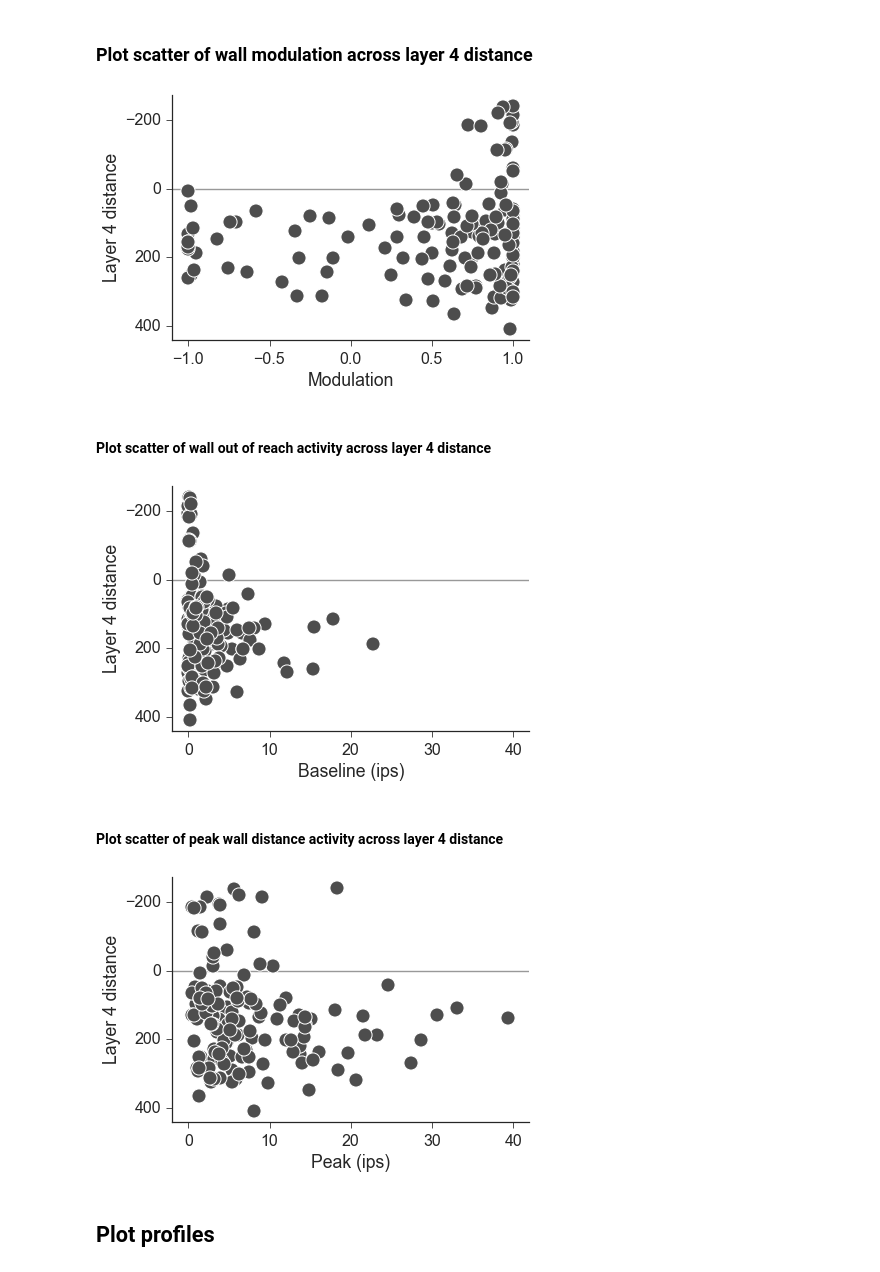
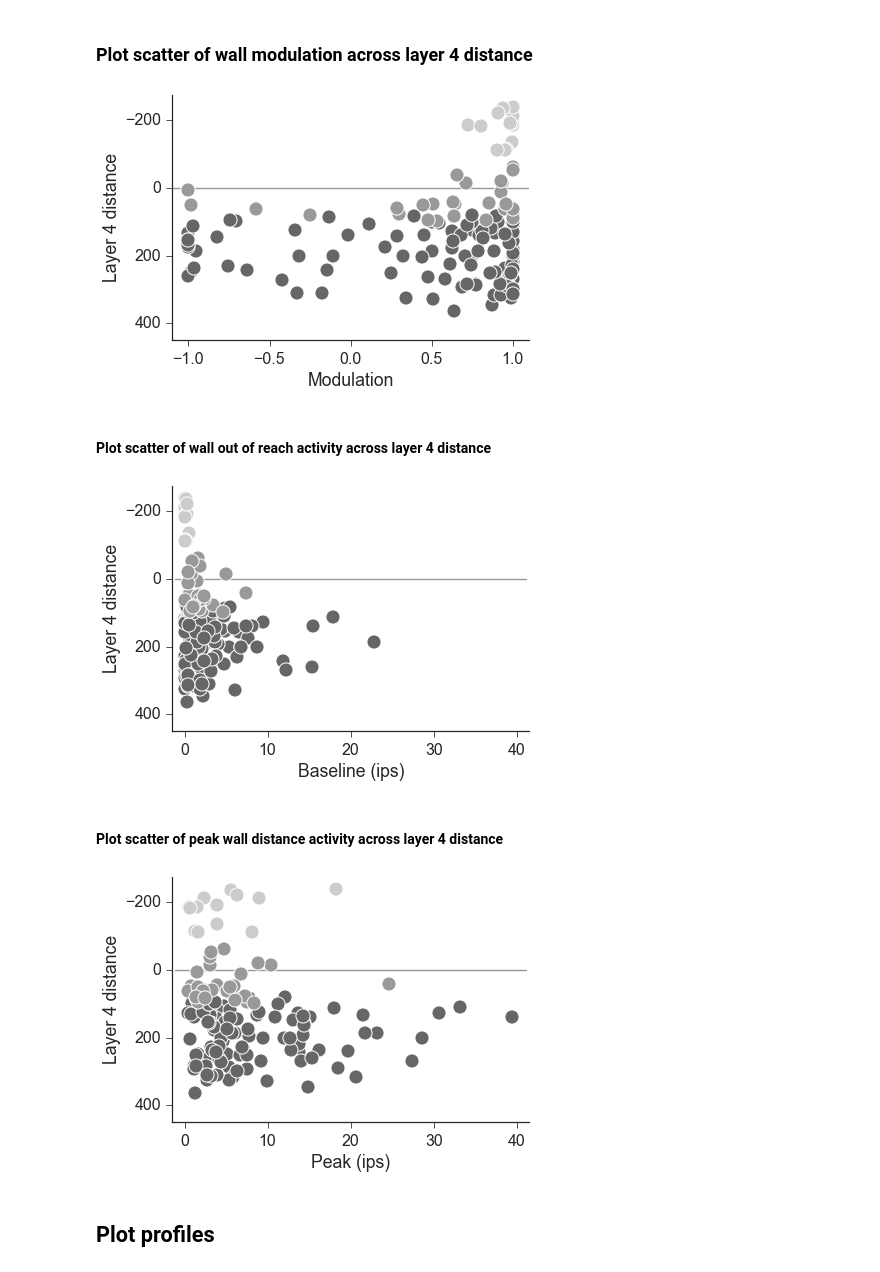
Before and after one commit to sofroniewn/tactile-coding, a Jupyter notebook: ephysTable.ipynb, the cells around one changed output. Saved outputs shown, nothing was run; the diff lists cells and outputs as text; code cells hidden in the pictures.

```diff
--- a/ephysTable.ipynb
+++ b/ephysTable.ipynb
@@ -47,3 +48,5 @@ def align(table, primary, index):
     return table
 # %% [markdown]
 This helper function loads mutliple tables from a session into a dictionary where the keys are table names
+# %%
+x = pd.DataFrame.from_csv('extra/' + '01' + '/tables/tuning-fast.csv')
@@ -74,6 +98,22 @@ def load(session, tables):
     d['tuningSummary'] = summarizeTuning(d['tuning'],-1)
     d['ISI'] = align(d['ISI'], units, 'sourceId')
     d['profileSummary'] = summarizeProfile(d['profile'])
+
+    d['tuningFast'] = pd.DataFrame.from_csv('extra/' + session + '/tables/tuning-fast.csv')
+    d['tuningFast'] = align(d['tuningFast'], units, ['sourceId', 'label'])
+    d['tuningFastNum'] = d['tuningFast'].xs('numTrials', level='label')
+    err = d['tuningFast'].xs('stdRate', level='label').divide(d['tuningFastNum'].apply(np.sqrt))
+    d['tuningFast'] = d['tuningFast'].xs('meanRate', level='label')
+    d['tuningFastErr'] = err
+    d['tuningFastSummary'] = summarizeTuning(d['tuningFast'],-1)
+
+    d['tuningSlow'] = pd.DataFrame.from_csv('extra/' + session + '/tables/tuning-slow.csv')
+    d['tuningSlow'] = align(d['tuningSlow'], units, ['sourceId', 'label'])
+    d['tuningSlowNum'] = d['tuningSlow'].xs('numTrials', level='label')
+    err = d['tuningSlow'].xs('stdRate', level='label').divide(d['tuningSlowNum'].apply(np.sqrt))
+    d['tuningSlow'] = d['tuningSlow'].xs('meanRate', level='label')
+    d['tuningSlowErr'] = err
+    d['tuningSlowSummary'] = summarizeTuning(d['tuningSlow'],-1)
 
     d['tuningSpeed'] = pd.DataFrame.from_csv(path + session + '/tables/tuning-speed.csv')
     d['tuningSpeed'] = align(d['tuningSpeed'], units, ['sourceId', 'label'])
@@ -522,36 +554,60 @@ plt.xticks(np.linspace(0,30,4));
 [figure]
 # %% [markdown]
 ### Plot scatter of wall modulation across layer 4 distance
+# %%
+def scatterDepth(x, y, xlabel):
+    pattern = re.compile('Layer23')
+    layer = table.units.layer.str.match(pattern, as_indexer=True)
+    scatter(x[layer], y[layer], xlabel=xlabel, ylabel='Layer 4 distance', yinvert=True, color=[0.8, 0.8, 0.8])
+
+    pattern = re.compile('Layer5a|Layer5b')
+    layer = table.units.layer.str.match(pattern, as_indexer=True)
+    scatter(x[layer], y[layer], xlabel=xlabel, ylabel='Layer 4 distance', yinvert=True, color=[0.4, 0.4, 0.4])
+
+    pattern = re.compile('Layer4')
+    layer = table.units.layer.str.match(pattern, as_indexer=True)
+    scatter(x[layer], y[layer], xlabel=xlabel, ylabel='Layer 4 distance', yinvert=True, color=[0.6, 0.6, 0.6])
 # %%
 x = table.tuningSummary.Modulation
 y = table.units.distLayer4
-scatter(x, y, xlabel='Modulation', ylabel='Layer 4 distance', yinvert=True)
+xlabel = 'Modulation'
+scatterDepth(x, y, xlabel)
 plt.yticks(np.linspace(-200,400,4));
+plt.ylim([450, -275])
 plt.plot([-1.1, 1.1], [0, 0], color=[0.6, 0.6, 0.6], zorder=1);
+plt.savefig('DistMod.eps')
 # %% [output]
-[figure, old version]
+[figure, new version]
 # %% [markdown]
 #### Plot scatter of wall out of reach activity across layer 4 distance
 # %%
 x = table.tuningSummary.Baseline
 y = table.units.distLayer4
-scatter(x, y, yinvert=True, xlabel='Baseline (ips)', ylabel='Layer 4 distance')
-plt.plot([-2, 42], [0, 0], color=[0.6, 0.6, 0.6], zorder=1);
-plt.xlim([-2, 42])
+xlabel = 'Baseline (ips)'
+scatterDepth(x, y, xlabel)
 plt.yticks(np.linspace(-200,400,4));
+plt.xticks(np.linspace(0,40,5));
+plt.ylim([450, -275])
+plt.xlim([-1.5, 41.5])
+plt.plot([-1.1, 41.1], [0, 0], color=[0.6, 0.6, 0.6], zorder=1);
+plt.savefig('DistBase.eps')
 # %% [output]
-[figure, old version]
+[figure, new version]
 # %% [markdown]
 #### Plot scatter of peak wall distance activity across layer 4 distance
 # %%
 x = table.tuningSummary.Max
 y = table.units.distLayer4
-scatter(x, y, xlabel='Peak (ips)', ylabel='Layer 4 distance', yinvert=True)
-plt.xlim([-2, 42])
-plt.plot([-2, 42], [0, 0], color=[0.6, 0.6, 0.6], zorder=1);
+xlabel = 'Peak (ips)'
+scatterDepth(x, y, xlabel)
 plt.yticks(np.linspace(-200,400,4));
+plt.xticks(np.linspace(0,40,5));
+plt.ylim([450, -275])
+plt.xlim([-1.5, 41.5])
+plt.plot([-1.1, 41.1], [0, 0], color=[0.6, 0.6, 0.6], zorder=1);
+plt.savefig('PeakBase.eps')
 # %% [output]
-[figure, old version]
+[figure, new version]
 # %% [markdown]
 ## Plot profiles
 # %% [markdown]
```
Also changed, not shown: parts of 14 cells of this notebook, 3 other files.
